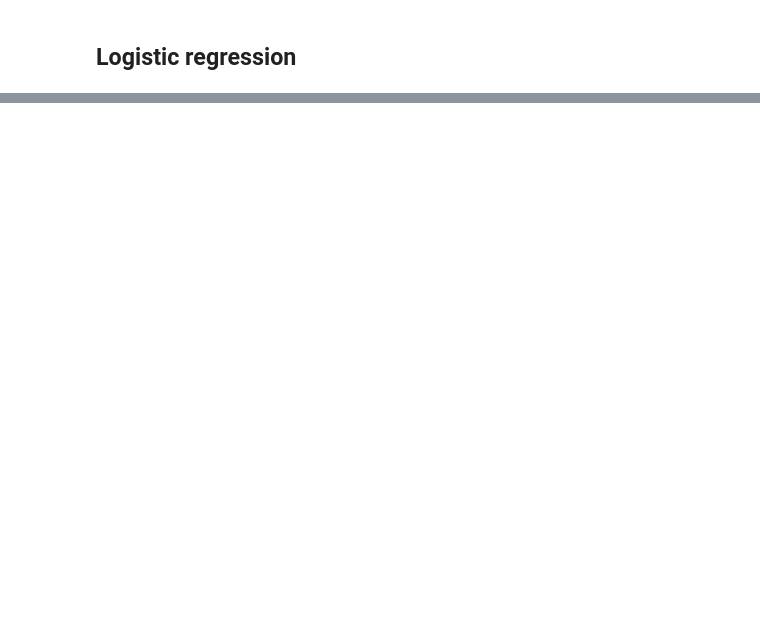
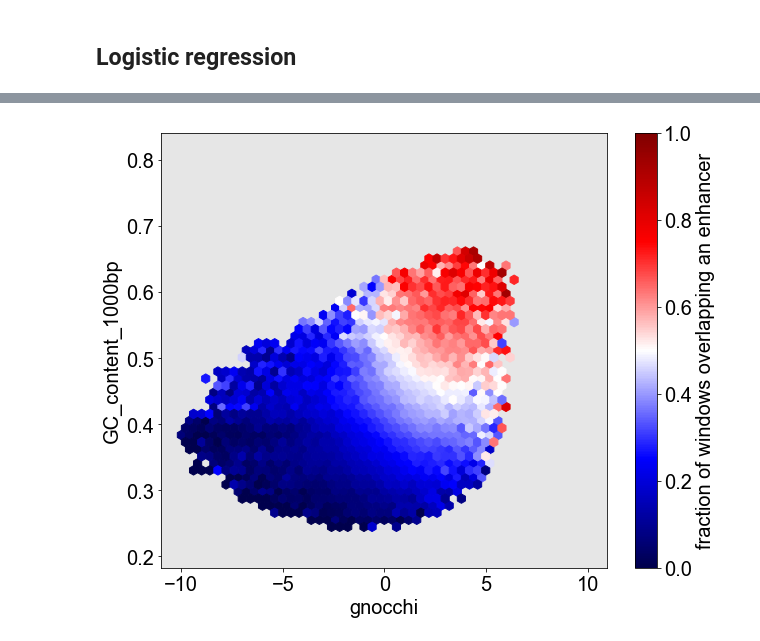
Before and after one commit to quinlan-lab/constraint-tools, a Jupyter notebook: papers/neutral_models_are_biased/5.ipynb, the cells around one changed output, grey strips where cells are left out. Saved outputs shown, nothing was run; the diff lists cells and outputs as text; code cells hidden in the pictures; blank space fills up the shorter version.

```diff
--- a/papers/neutral_models_are_biased/5.ipynb
+++ b/papers/neutral_models_are_biased/5.ipynb
@@ -1,3 +1,10 @@
+# %%
+import matplotlib.pyplot as plt
+plt.rcParams.update({
+    'font.size': 20,
+    'figure.figsize': (12, 6)
+})
+plt.rc('font', family='arial')
 # %% [markdown]
 ## Non-exonic windows, with Gnocchi and various features (e.g. GC content), and enhancer-overlap status
 # %%
@@ -172,0 +230,30 @@ Coefficient for B: -0.09050560176900056
+# %%
+from matplotlib.colors import TwoSlopeNorm
+import matplotlib.cm as cm
+
+def f(df, x, y, min_windows=10):
+    # Create a diverging colormap
+    cmap = cm.get_cmap('seismic')  # Use cm.get_cmap instead of plt.get_cmap
+    divnorm = TwoSlopeNorm(vmin=0, vcenter=0.5, vmax=1)
+
+    plt.figure(figsize=(10, 8))
+    plt.hexbin(
+        df[x],
+        df[y],
+        C=df['window overlaps enhancer'],
+        gridsize=50,
+        cmap=cmap,
+        norm=divnorm,
+        reduce_C_function=np.mean,
+        mincnt=min_windows  # Minimum number of windows required for a hexbin to be displayed
+    )
+
+    plt.gca().set_facecolor(3*[0.9])  # Set the background color of the axis to a lighter shade of grey
+
+    plt.xlabel(x)
+    plt.ylabel(y)
+    plt.colorbar(label='fraction of windows overlapping an enhancer')
+
+f(WINDOWS, 'gnocchi', f'GC_content_{GC_WINDOW_SIZE}bp')
+# %% [output]
+[figure, added]
```
Also changed, not shown: parts of 18 cells of this notebook.
